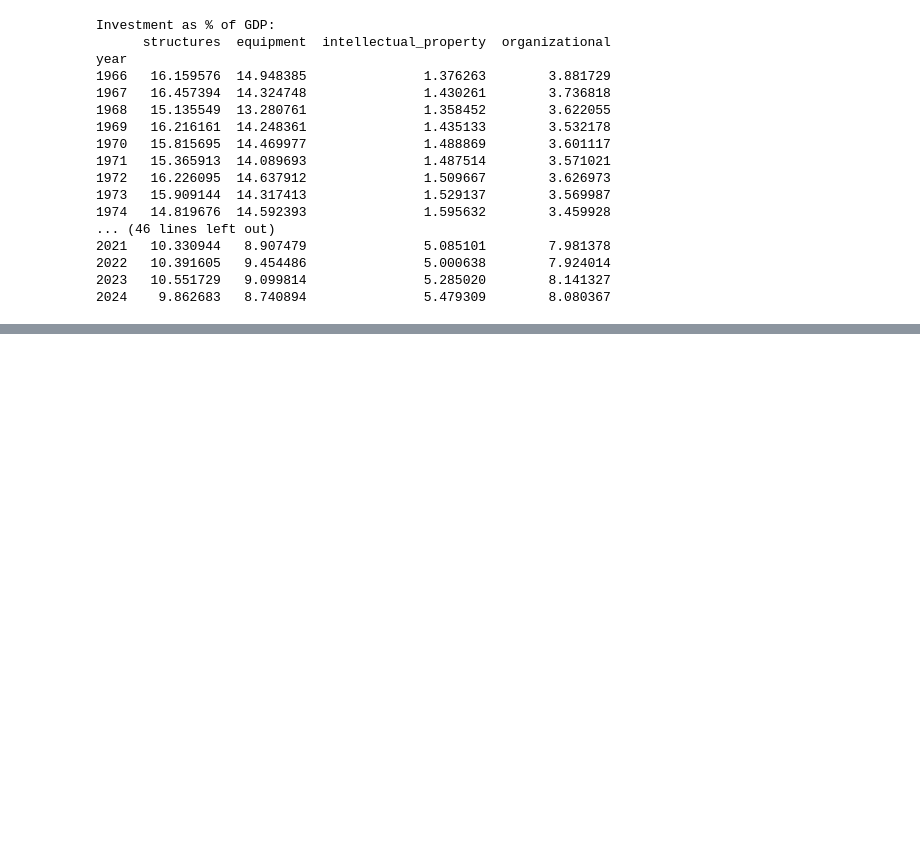
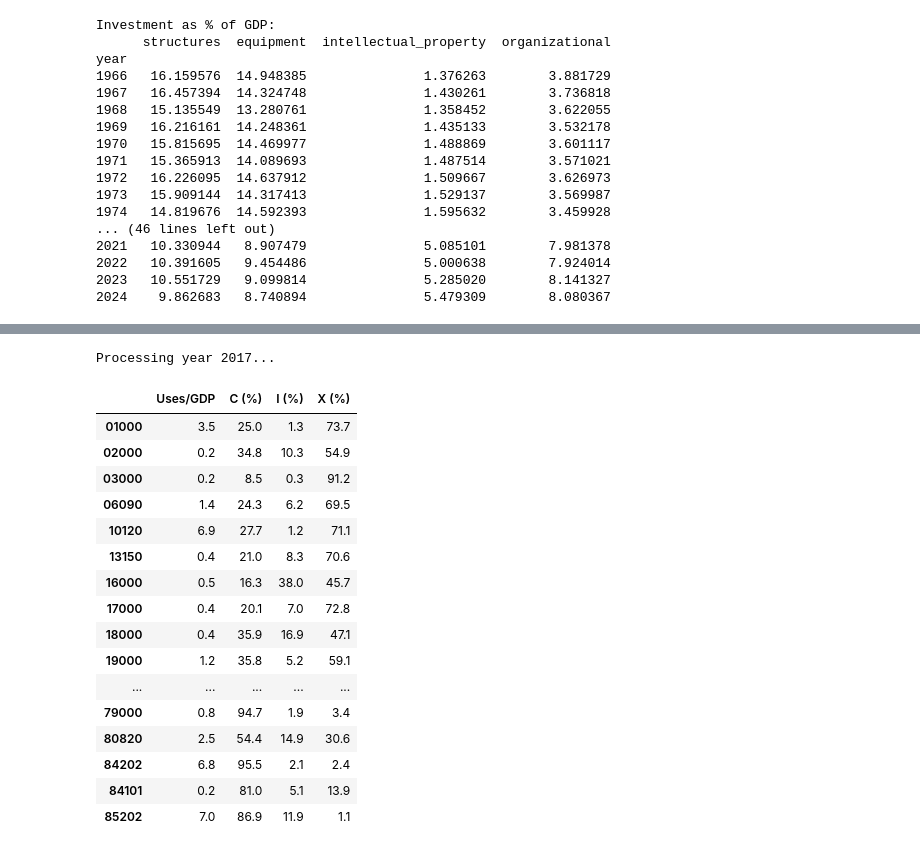
Before and after one commit to cfn368/ba_capinc, a Jupyter notebook: 2_gross_investment.ipynb, the cells around one changed output, grey strips where cells are left out. Drawn from its saved outputs; the diff is of its cells as text; code cells hidden in the pictures; blank space fills up the shorter version.

```diff
--- a/2_gross_investment.ipynb
+++ b/2_gross_investment.ipynb
@@ -65,0 +124,35 @@ year
+# %%
+result =il_NX.compute_leontief_for_year(2017)
+use_shares = result['use_shares']
+
+gdp = il_NX.fetch_gdp_data([2017]).iloc[0]
+
+table = (use_shares[['C_share', 'I_share', 'X_share']]
+         .rename(columns={
+             'C_share': 'C (%)',
+             'I_share': 'I (%)',
+             'X_share': 'X (%)'
+         })
+         .round(1))
+
+table.insert(0, 'Uses/GDP', (use_shares['output'] / gdp * 100).round(1))
+table.head(60)
+# %% [output]
+Processing year 2017...
+|  | Uses/GDP | C (%) | I (%) | X (%) |
+| 01000 | 3.5 | 25.0 | 1.3 | 73.7 |
+| 02000 | 0.2 | 34.8 | 10.3 | 54.9 |
+| 03000 | 0.2 | 8.5 | 0.3 | 91.2 |
+| 06090 | 1.4 | 24.3 | 6.2 | 69.5 |
+| 10120 | 6.9 | 27.7 | 1.2 | 71.1 |
+| 13150 | 0.4 | 21.0 | 8.3 | 70.6 |
+| 16000 | 0.5 | 16.3 | 38.0 | 45.7 |
+| 17000 | 0.4 | 20.1 | 7.0 | 72.8 |
+| 18000 | 0.4 | 35.9 | 16.9 | 47.1 |
+| 19000 | 1.2 | 35.8 | 5.2 | 59.1 |
+| ... | ... | ... | ... | ... |
+| 79000 | 0.8 | 94.7 | 1.9 | 3.4 |
+| 80820 | 2.5 | 54.4 | 14.9 | 30.6 |
+| 84202 | 6.8 | 95.5 | 2.1 | 2.4 |
+| 84101 | 0.2 | 81.0 | 5.1 | 13.9 |
+| 85202 | 7.0 | 86.9 | 11.9 | 1.1 |
```
Also changed, not shown: parts of 3 cells of this notebook, 12 other files.
